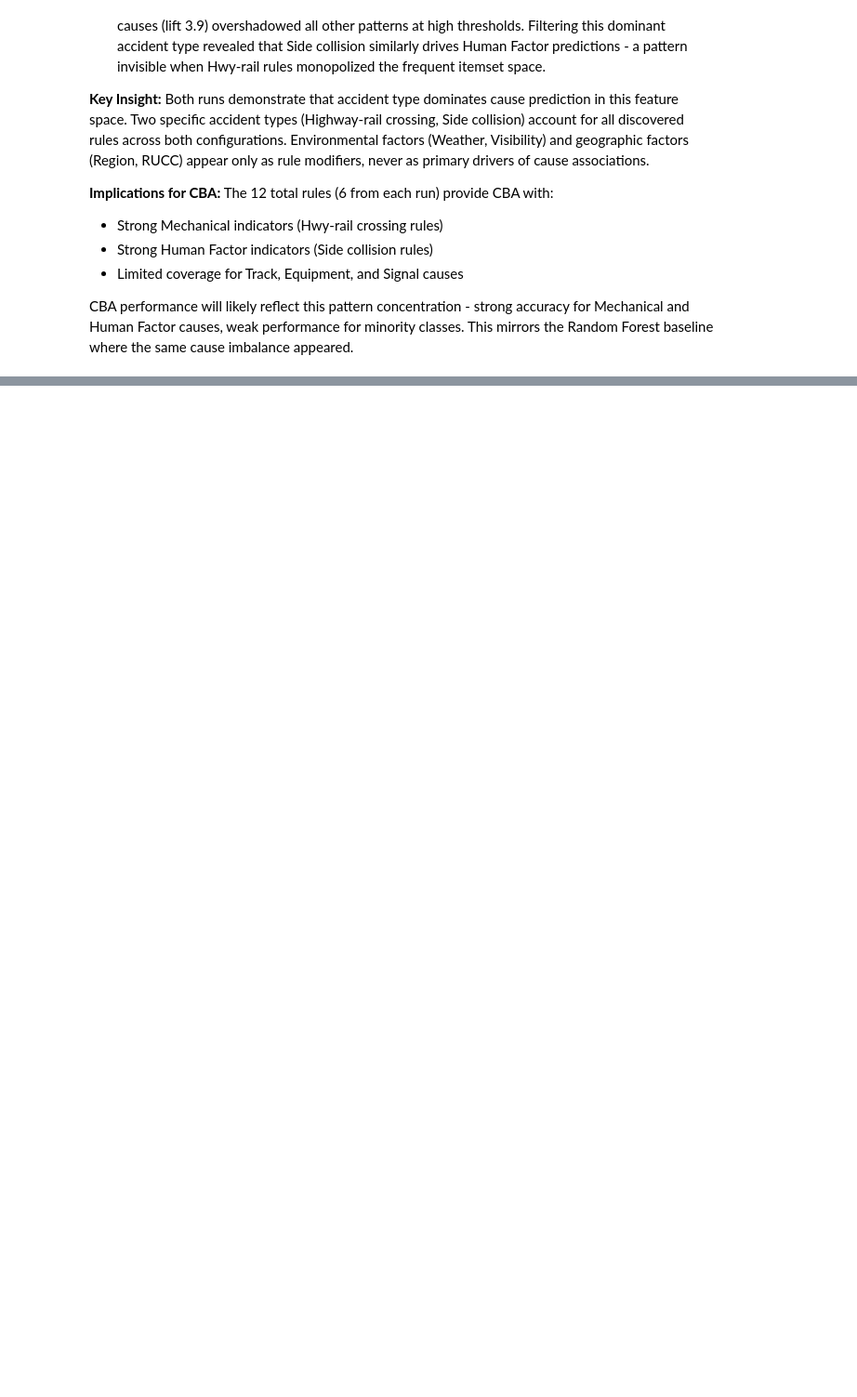
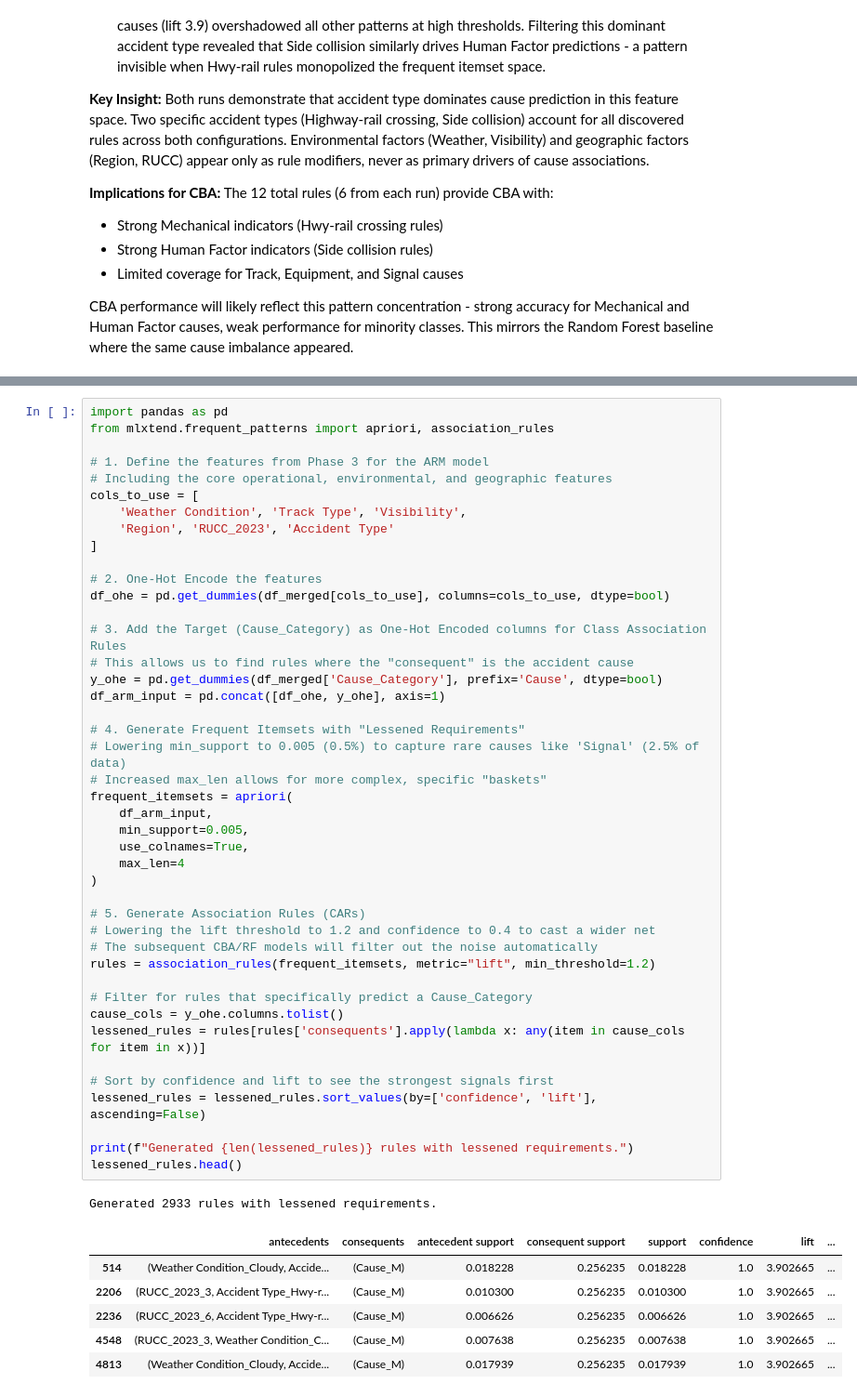
Before and after one commit to TimothyHHMai/rail-risk-census-analysis-521, a Jupyter notebook: notebooks/phase-3-arm-cba-modeling.ipynb, the cells around one changed output, grey strips where cells are left out. Shown at 93% size. Drawn from its saved outputs; the diff is of its cells as text; blank space fills up the shorter version.

Commit message:
created new p3 file
started over in p3 to have a cleaner file detailing the path from first RF -> ARM -> CBA -> 2nd RF

```diff
--- a/notebooks/phase-3-arm-cba-modeling.ipynb
+++ b/notebooks/phase-3-arm-cba-modeling.ipynb
@@ -746,0 +963,51 @@ Saved Run 2: 6 rules (low threshold, no hwy-rail)
+# %%
+import pandas as pd
+from mlxtend.frequent_patterns import apriori, association_rules
+
+# 1. Define the features from Phase 3 for the ARM model
+# Including the core operational, environmental, and geographic features
+cols_to_use = [
+    'Weather Condition', 'Track Type', 'Visibility',
+    'Region', 'RUCC_2023', 'Accident Type'
+]
+
+# 2. One-Hot Encode the features
+df_ohe = pd.get_dummies(df_merged[cols_to_use], columns=cols_to_use, dtype=bool)
+
+# 3. Add the Target (Cause_Category) as One-Hot Encoded columns for Class Association Rules
+# This allows us to find rules where the "consequent" is the accident cause
+y_ohe = pd.get_dummies(df_merged['Cause_Category'], prefix='Cause', dtype=bool)
+df_arm_input = pd.concat([df_ohe, y_ohe], axis=1)
+
+# 4. Generate Frequent Itemsets with "Lessened Requirements"
+# Lowering min_support to 0.005 (0.5%) to capture rare causes like 'Signal' (2.5% of data)
+# Increased max_len allows for more complex, specific "baskets"
+frequent_itemsets = apriori(
+    df_arm_input,
+    min_support=0.005,
+    use_colnames=True,
+    max_len=4
+)
+
+# 5. Generate Association Rules (CARs)
+# Lowering the lift threshold to 1.2 and confidence to 0.4 to cast a wider net
+# The subsequent CBA/RF models will filter out the noise automatically
+rules = association_rules(frequent_itemsets, metric="lift", min_threshold=1.2)
+
+# Filter for rules that specifically predict a Cause_Category
+cause_cols = y_ohe.columns.tolist()
+lessened_rules = rules[rules['consequents'].apply(lambda x: any(item in cause_cols for item in x))]
+
+# Sort by confidence and lift to see the strongest signals first
+lessened_rules = lessened_rules.sort_values(by=['confidence', 'lift'], ascending=False)
+
+print(f"Generated {len(lessened_rules)} rules with lessened requirements.")
+lessened_rules.head()
+# %% [output]
+Generated 2933 rules with lessened requirements.
+|  | antecedents | consequents | antecedent support | consequent support | support | confidence | lift | ... |
+| 514 | (Weather Condition_Cloudy, Accide... | (Cause_M) | 0.018228 | 0.256235 | 0.018228 | 1.0 | 3.902665 | ... |
+| 2206 | (RUCC_2023_3, Accident Type_Hwy-r... | (Cause_M) | 0.010300 | 0.256235 | 0.010300 | 1.0 | 3.902665 | ... |
+| 2236 | (RUCC_2023_6, Accident Type_Hwy-r... | (Cause_M) | 0.006626 | 0.256235 | 0.006626 | 1.0 | 3.902665 | ... |
+| 4548 | (RUCC_2023_3, Weather Condition_C... | (Cause_M) | 0.007638 | 0.256235 | 0.007638 | 1.0 | 3.902665 | ... |
+| 4813 | (Weather Condition_Cloudy, Accide... | (Cause_M) | 0.017939 | 0.256235 | 0.017939 | 1.0 | 3.902665 | ... |
```
Also changed, not shown: parts of 17 cells of this notebook, 1 other file.
